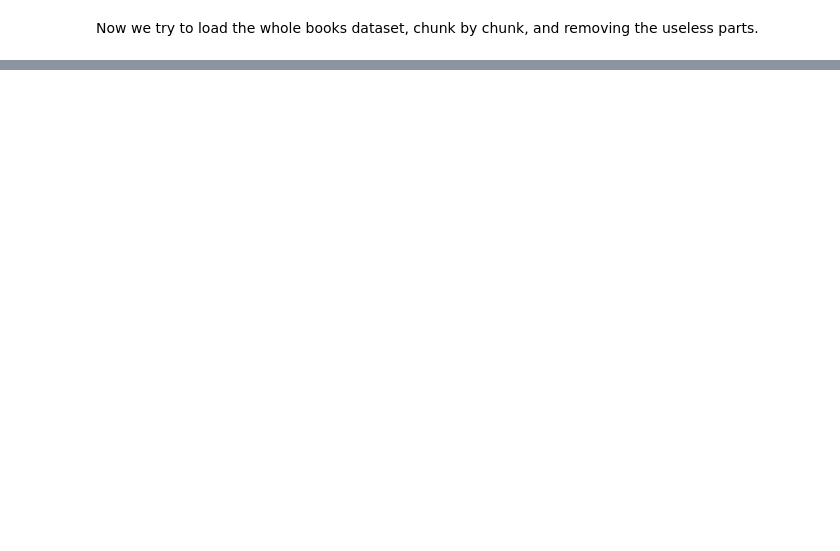
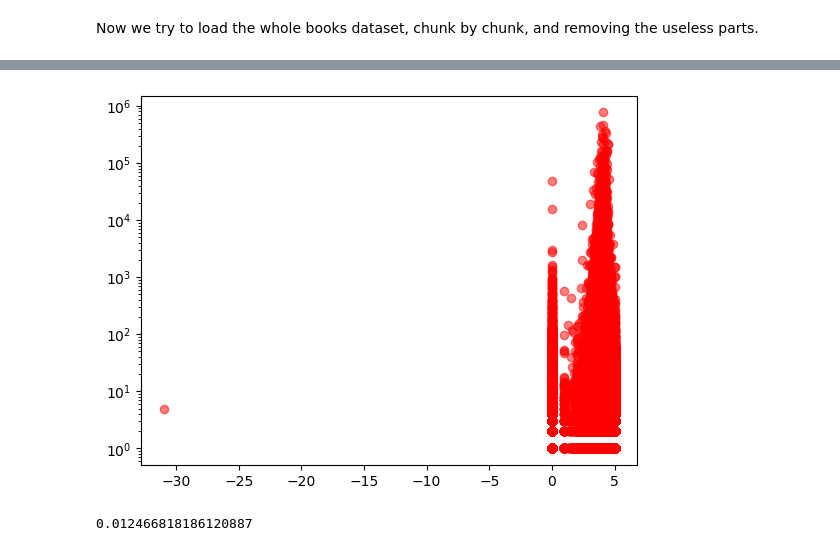
Before and after one commit to LorenzoPannacci/ADM-HW2, a Jupyter notebook: main.ipynb, the cells around one changed output, grey strips where cells are left out. Cells and saved outputs as stored; diff of their text form; code cells hidden in the pictures; blank space fills up the shorter version.

```diff
--- a/main.ipynb
+++ b/main.ipynb
@@ -232,0 +229,14 @@ The Books dataset has some void string entries in the num_pages column.
+# %%
+l=[]
+for i in range(len(authors['average_rating'])):
+    if authors['average_rating'][i]<0:
+        print(i)
+        l.append(i)
+    if authors['ratings_count'][i]<0:
+        print(i)
+        l.append(i)
+    if authors['fans_count'][i]<0:
+        print(i)
+        l.append(i)
+
+l
@@ -232,0 +278,3 @@ The Books dataset has some void string entries in the num_pages column.
+# %%
+l = list(set(l))
+l
@@ -232,0 +299,5 @@ The Books dataset has some void string entries in the num_pages column.
+# %%
+for i in l:
+    authors= authors.drop(i)
+
+authors.describe()
@@ -232,0 +399,9 @@ The Books dataset has some void string entries in the num_pages column.
+# %%
+plt.scatter(authors.average_rating, authors.fans_count, color='red', marker='o', alpha=0.5)
+
+plt.show()
+
+print(authors['average_rating'].corr(authors['fans_count']))
+# %% [output]
+[figure, added]
+0.012466818186120887
```
Also changed, not shown: parts of 93 cells of this notebook.
